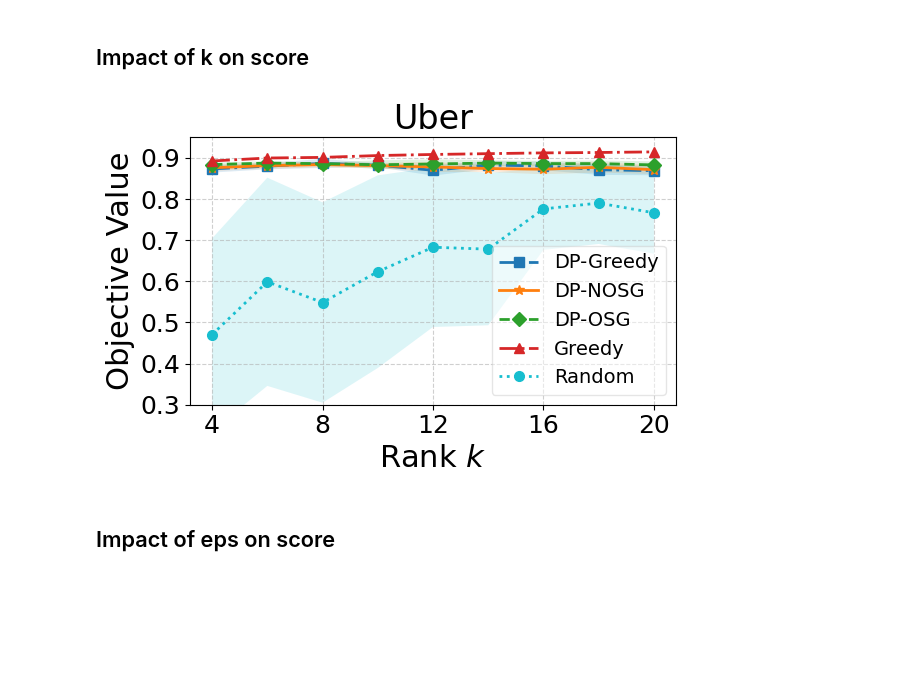
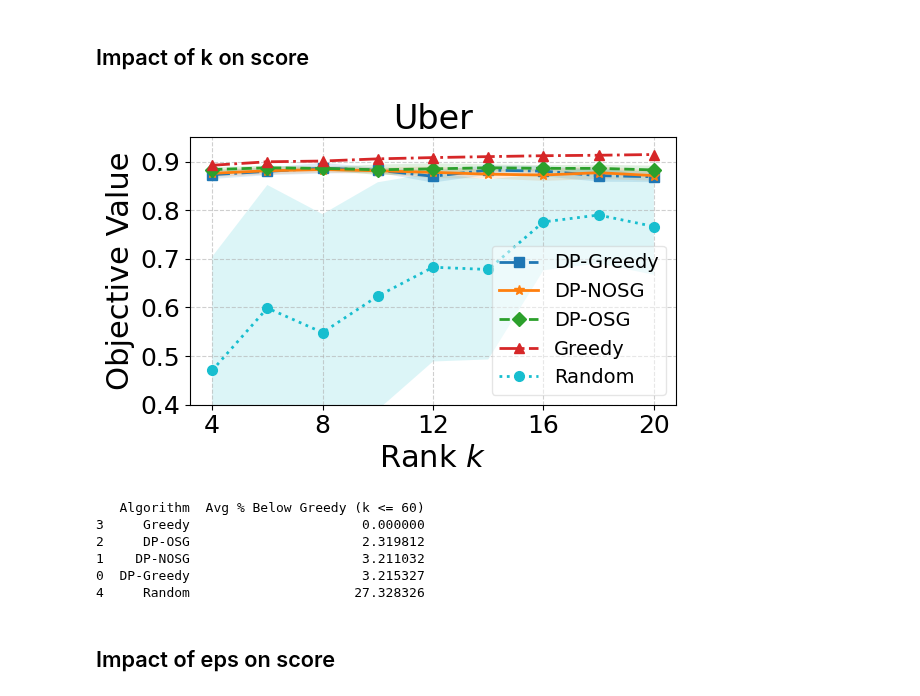
Before and after one commit to ronzadi/Differentially-Private-Max-Sum-Diversification, a Jupyter notebook: visualize_results/visualize_uber.ipynb, the cells around one changed output. Saved outputs shown, nothing was run; the diff lists cells and outputs as text; code cells hidden in the pictures; blank space fills up the shorter version.

```diff
--- a/visualize_results/visualize_uber.ipynb
+++ b/visualize_results/visualize_uber.ipynb
@@ -62,35 +62,62 @@ for i, alg in enumerate(algorithms):
     alg_data['k'],
     alg_data['mean'],
     label=alg,
     color=colors[i % len(colors)],
     marker=markers[i % len(markers)],
     linestyle=linestyles[i % len(linestyles)],
     linewidth=2,
     markersize=7
 )
     plt.fill_between(
         alg_data['k'],
         alg_data['mean'] - alg_data['std'],
         alg_data['mean'] + alg_data['std'],
         color=line.get_color(),
         alpha=0.15,  # Low alpha for transparency
         edgecolor='none' # No border around the shade for a softer look
     )
 # Formatting for large text relative to the image size
 plt.xlabel('Rank $k$', fontsize=22)
 plt.ylabel('Objective Value', fontsize=22)
 plt.title('Uber', fontsize=24)
-plt.ylim(0.3, 0.95)
+plt.ylim(0.4, 0.95)
 plt.xticks(range(4, 22, 4), fontsize=18)
 plt.yticks(fontsize=18)
 plt.legend(fontsize=14, frameon=True, ncols=1, framealpha=0.5) # Legend with a box for clarity
 plt.grid(True, linestyle='--', alpha=0.6)
 
 plt.tight_layout() # Ensures labels don't get cut off
 plt.savefig('uber_cardinality_k_on_val.pdf')
 plt.show()
 # %% [output]
-[figure, old version]
+[figure, new version]
+# %%
+import pandas as pd
+
+# 1. Filter the dataset for k <= 60
+stats_subset = stats[stats['k'] <= 60].copy()
+
+# 2. Extract the Greedy baseline values for each 'k' in this subset
+greedy_ref = stats_subset[stats_subset['alg'] == 'Greedy'][['k', 'mean']].rename(columns={'mean': 'greedy_mean'})
+
+# 3. Merge reference back into the subset
+df_merged = pd.merge(stats_subset, greedy_ref, on='k')
+
+# 4. Calculate the % decrease
+df_merged['pct_decrease'] = (df_merged['greedy_mean'] - df_merged['mean']) / df_merged['greedy_mean'] * 100
+
+# 5. Group by algorithm to find the average drop for k <= 60
+k_60_summary = df_merged.groupby('alg')['pct_decrease'].mean().reset_index()
+
+k_60_summary.columns = ['Algorithm', 'Avg % Below Greedy (k <= 60)']
+print(k_60_summary.sort_values(by='Avg % Below Greedy (k <= 60)'))
+# %% [output]
+   Algorithm  Avg % Below Greedy (k <= 60)
+3     Greedy                      0.000000
+2     DP-OSG                      2.319812
+1    DP-NOSG                      3.211032
+0  DP-Greedy                      3.215327
+4     Random                     27.328326
 # %% [markdown]
 ## Impact of eps on score
 # %%
```
Also changed, not shown: parts of 4 cells of this notebook.
